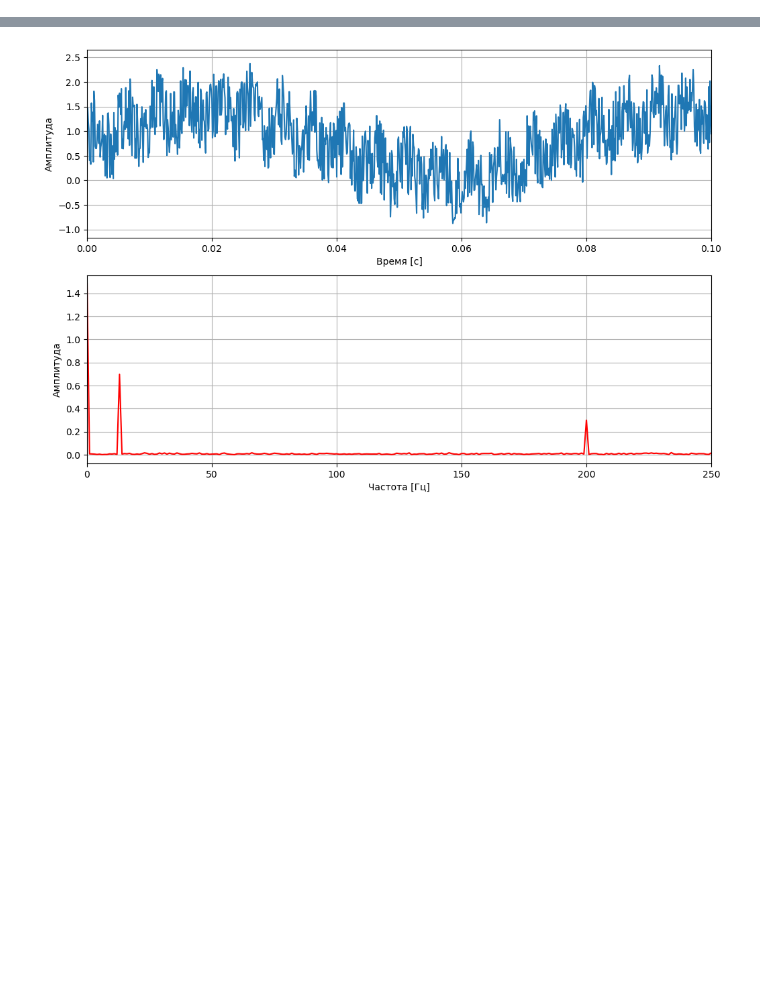
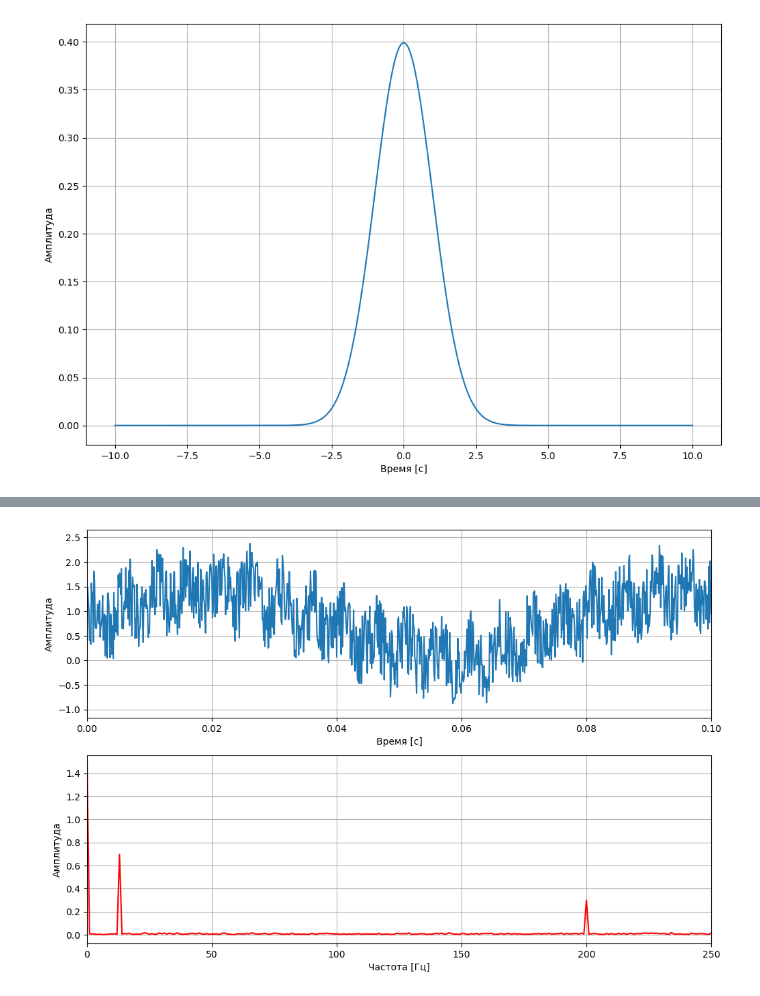
Before and after one commit to vstanchevici/mldl_23, a Jupyter notebook: sources/Практический Machine Learning/Модуль 8. Временные ряды в МО/8.17.ipynb, the cells around one changed output, grey strips where cells are left out. Saved outputs shown, nothing was run; the diff lists cells and outputs as text; code cells hidden in the pictures; blank space fills up the shorter version.

```diff
--- a/sources/Практический Machine Learning/Модуль 8. Временные ряды в МО/8.17.ipynb
+++ b/sources/Практический Machine Learning/Модуль 8. Временные ряды в МО/8.17.ipynb
@@ -4,3 +4,23 @@ import matplotlib.pyplot as plt
 import plotly.graph_objects as go
 import time, datetime
 from scipy import signal
+# %%
+a1 = np.sqrt(1/2/np.pi)
+a2 = 1
+Fs = 1000
+Ts = 1.0/Fs
+t0 = 0
+
+df = pd.DataFrame()
+df['t'] = np.arange(-10, 10, Ts)
+## функция Гаусса
+df['y'] = a1 * np.exp(-(df.t-t0)**2/2/a2)
+
+
+fig, ax = plt.subplots(figsize=(12, 8))
+ax.plot(df.t, df.y)
+ax.set_xlabel('Время [c]')
+ax.set_ylabel('Амплитуда')
+ax.grid()
+# %% [output]
+[figure, added]
```
Also changed, not shown: parts of 3 cells of this notebook, 4 other files.
